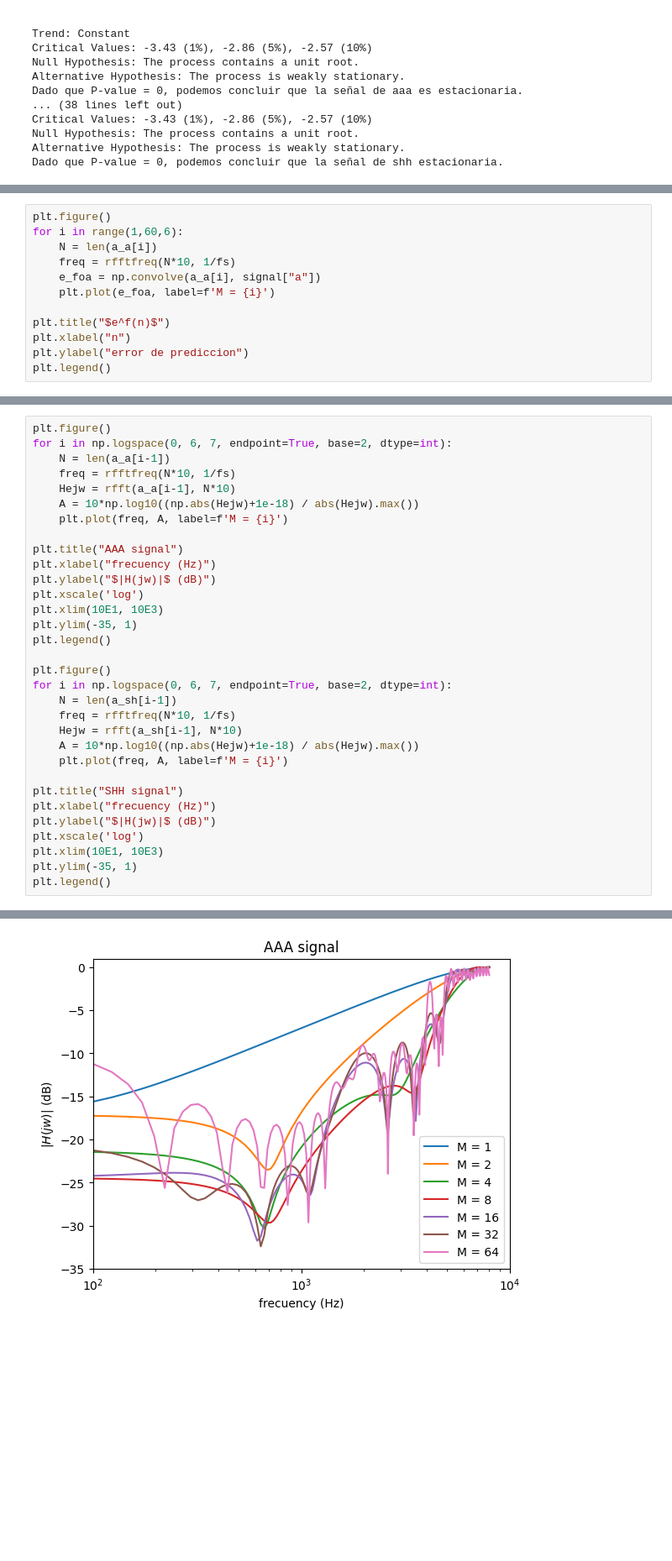
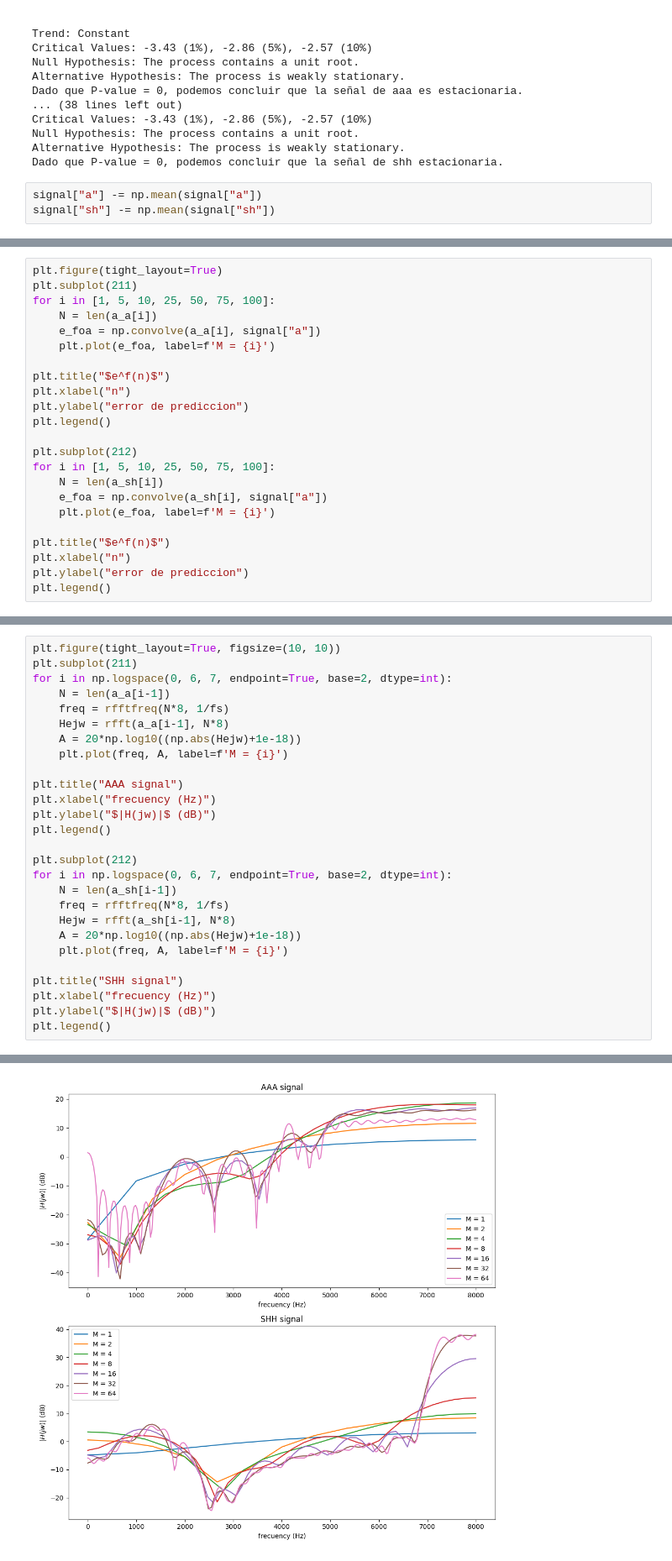
Before and after one commit to GonzaLinares/PASA_TP3, a Jupyter notebook: main.ipynb, the cells around one changed output, grey strips where cells are left out. Shown at 84% size. Cells and saved outputs as stored; diff of their text form; blank space fills up the shorter version.

```diff
--- a/main.ipynb
+++ b/main.ipynb
@@ -73,3 +79,6 @@ Critical Values: -3.43 (1%), -2.86 (5%), -2.57 (10%)
 Null Hypothesis: The process contains a unit root.
 Alternative Hypothesis: The process is weakly stationary.
 Dado que P-value = 0, podemos concluir que la señal de shh estacionaria.
+# %%
+signal["a"] -= np.mean(signal["a"])
+signal["sh"] -= np.mean(signal["sh"])
@@ -119,8 +152,8 @@ axs[1].set_yscale('log')
 # %%
-plt.figure()
-for i in range(1,60,6):
+plt.figure(tight_layout=True)
+plt.subplot(211)
+for i in [1, 5, 10, 25, 50, 75, 100]:
     N = len(a_a[i])
-    freq = rfftfreq(N*10, 1/fs)
     e_foa = np.convolve(a_a[i], signal["a"])
     plt.plot(e_foa, label=f'M = {i}')
 
@@ -128,5 +161,16 @@ plt.title("$e^f(n)$")
 plt.xlabel("n")
 plt.ylabel("error de prediccion")
 plt.legend()
+
+plt.subplot(212)
+for i in [1, 5, 10, 25, 50, 75, 100]:
+    N = len(a_sh[i])
+    e_foa = np.convolve(a_sh[i], signal["a"])
+    plt.plot(e_foa, label=f'M = {i}')
+
+plt.title("$e^f(n)$")
+plt.xlabel("n")
+plt.ylabel("error de prediccion")
+plt.legend()
 # %% [output]
 <matplotlib.legend.Legend at 0x...>
@@ -134,35 +178,30 @@ plt.legend()
 # %%
-plt.figure()
+plt.figure(tight_layout=True, figsize=(10, 10))
+plt.subplot(211)
 for i in np.logspace(0, 6, 7, endpoint=True, base=2, dtype=int):
     N = len(a_a[i-1])
-    freq = rfftfreq(N*10, 1/fs)
-    Hejw = rfft(a_a[i-1], N*10)
-    A = 10*np.log10((np.abs(Hejw)+1e-18) / abs(Hejw).max())
+    freq = rfftfreq(N*8, 1/fs)
+    Hejw = rfft(a_a[i-1], N*8)
+    A = 20*np.log10((np.abs(Hejw)+1e-18))
     plt.plot(freq, A, label=f'M = {i}')
 
 plt.title("AAA signal")
 plt.xlabel("frecuency (Hz)")
 plt.ylabel("$|H(jw)|$ (dB)")
-plt.xscale('log')
-plt.xlim(10E1, 10E3)
-plt.ylim(-35, 1)
 plt.legend()
 
-plt.figure()
+plt.subplot(212)
 for i in np.logspace(0, 6, 7, endpoint=True, base=2, dtype=int):
     N = len(a_sh[i-1])
-    freq = rfftfreq(N*10, 1/fs)
-    Hejw = rfft(a_sh[i-1], N*10)
-    A = 10*np.log10((np.abs(Hejw)+1e-18) / abs(Hejw).max())
+    freq = rfftfreq(N*8, 1/fs)
+    Hejw = rfft(a_sh[i-1], N*8)
+    A = 20*np.log10((np.abs(Hejw)+1e-18))
     plt.plot(freq, A, label=f'M = {i}')
 
 plt.title("SHH signal")
 plt.xlabel("frecuency (Hz)")
 plt.ylabel("$|H(jw)|$ (dB)")
-plt.xscale('log')
-plt.xlim(10E1, 10E3)
-plt.ylim(-35, 1)
 plt.legend()
 # %% [output]
 <matplotlib.legend.Legend at 0x...>
-[figure, old version]
+[figure, new version]
```
Also changed, not shown: parts of 9 cells of this notebook.
